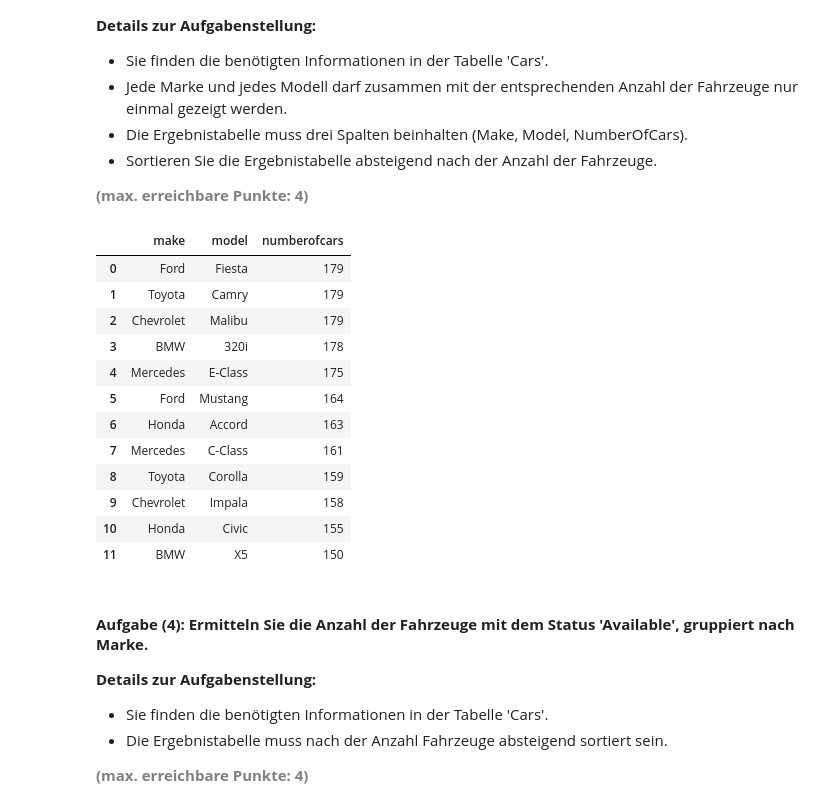
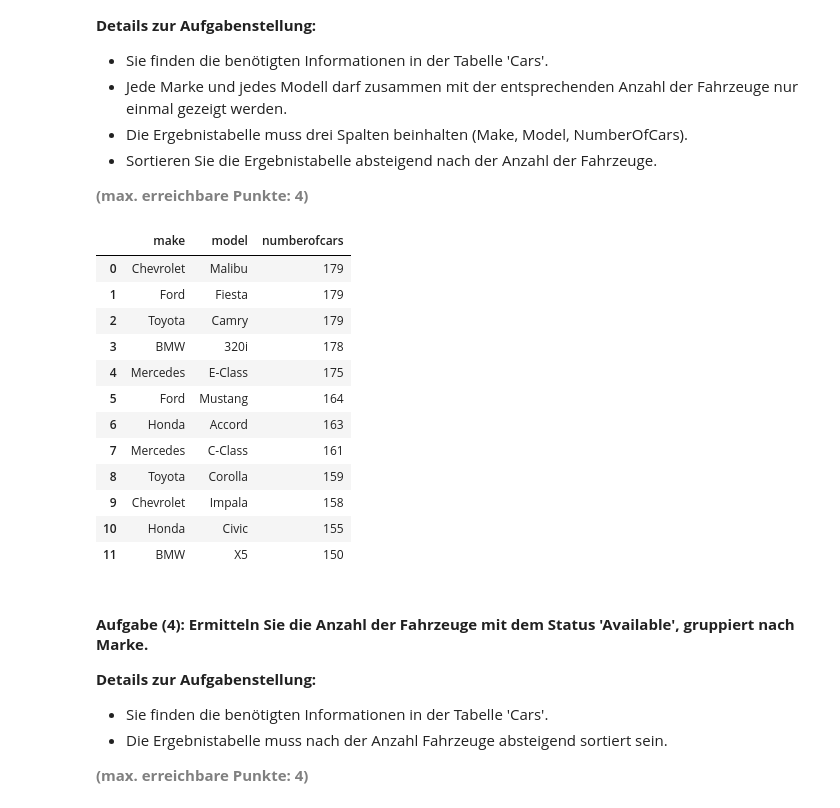
Before and after one commit to blobb3/python_postgresql_pgadmin, a Jupyter notebook: AP01_Mgmt_Nutzung_Relationale_Daten.ipynb, the cells around one changed output. Drawn from its saved outputs; the diff is of its cells as text; code cells hidden in the pictures.

```diff
--- a/AP01_Mgmt_Nutzung_Relationale_Daten.ipynb
+++ b/AP01_Mgmt_Nutzung_Relationale_Daten.ipynb
@@ -279,27 +281,27 @@ df_sub
 # %%
 # Engine für Datenbankverbindung erstellen
 engine = create_engine(db_connection_url)
 
 # Abfrage erstellen und Ergebnis in einem DataFrame speichern
-df_sub = pd.read_sql_query("""SELECT c.Make,
+df_sub = pd.read_sql_query("""SELECT DISTINCT c.Make,
                            c.Model,
                             COUNT(CarID) AS NumberOfCars
                            FROM Cars AS c
                            GROUP BY c.Model, c.Make
                            ORDER BY NumberOfCars DESC;
                            """,
                           con=engine)
 
 # Datenbankverbindung trennen
 engine.dispose()
 
 # Ergebnis anzeigen (Dataframe -Auschnitt genügt- mit Ergebnis der Abfrage)
 df_sub
 # %% [output]
 |  | make | model | numberofcars |
-| 0 | Ford | Fiesta | 179 |
-| 1 | Toyota | Camry | 179 |
-| 2 | Chevrolet | Malibu | 179 |
+| 0 | Chevrolet | Malibu | 179 |
+| 1 | Ford | Fiesta | 179 |
+| 2 | Toyota | Camry | 179 |
 | 3 | BMW | 320i | 178 |
 | 4 | Mercedes | E-Class | 175 |
 | 5 | Ford | Mustang | 164 |
```
Also changed, not shown: parts of 9 cells of this notebook, 2 other files.
